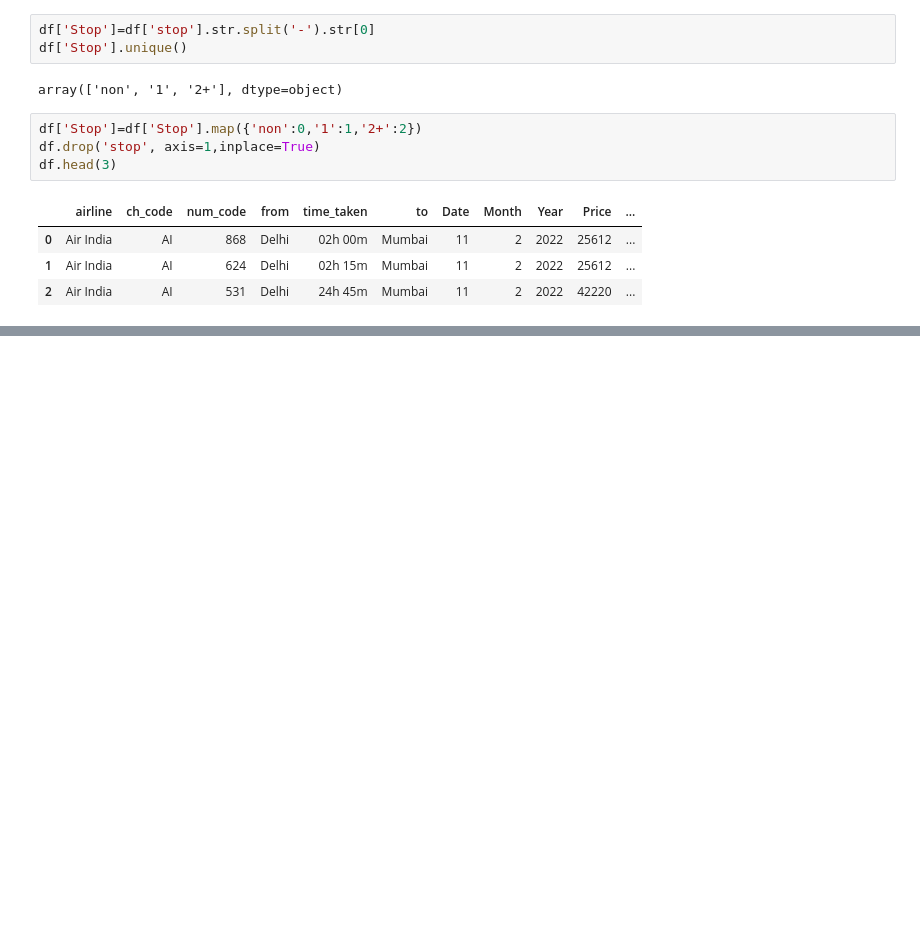
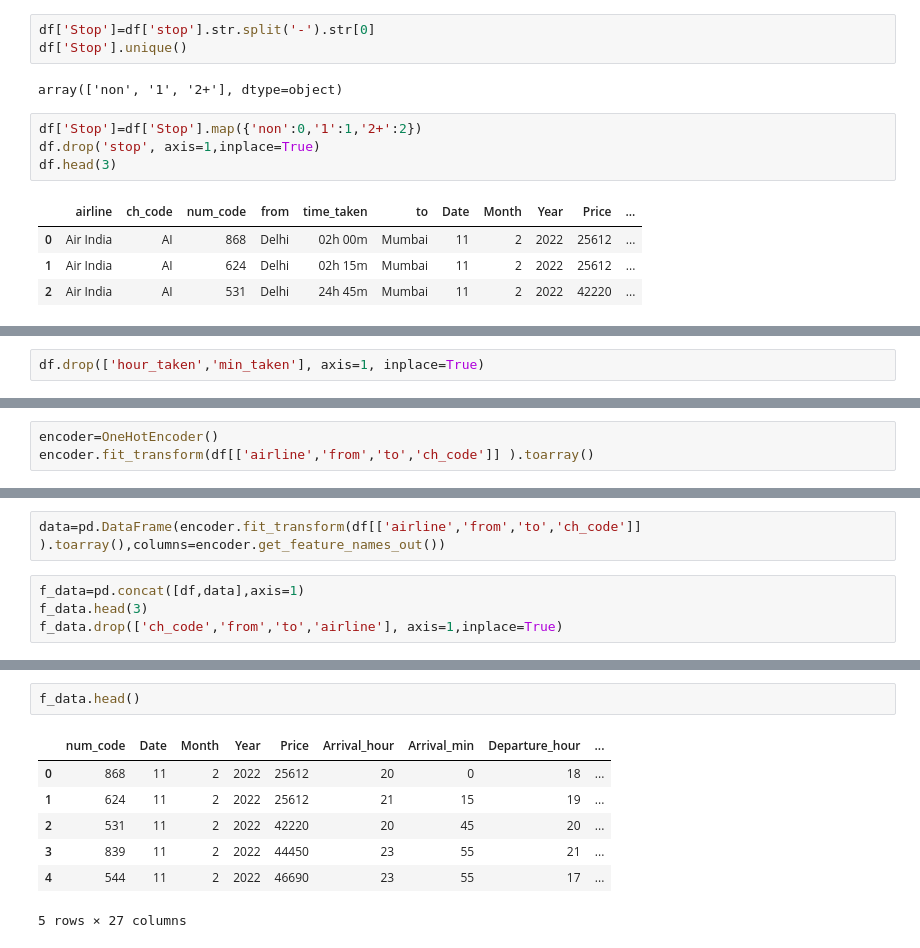
Before and after one commit to abhishek1-3/DataAnalysis, a Jupyter notebook: EDA2.ipynb, the cells around one changed output, grey strips where cells are left out. Cells and saved outputs as stored; diff of their text form; blank space fills up the shorter version.

```diff
--- a/EDA2.ipynb
+++ b/EDA2.ipynb
@@ -146,0 +142,2 @@ Name: time_taken, Length: 93487, dtype: object
+# %%
+df.drop(['hour_taken','min_taken'], axis=1, inplace=True)
@@ -146,0 +168,3 @@ Name: time_taken, Length: 93487, dtype: object
+# %%
+encoder=OneHotEncoder()
+encoder.fit_transform(df[['airline','from','to','ch_code']] ).toarray()
@@ -146,0 +179,6 @@ Name: time_taken, Length: 93487, dtype: object
+# %%
+data=pd.DataFrame(encoder.fit_transform(df[['airline','from','to','ch_code']] ).toarray(),columns=encoder.get_feature_names_out())
+# %%
+f_data=pd.concat([df,data],axis=1)
+f_data.head(3)
+f_data.drop(['ch_code','from','to','airline'], axis=1,inplace=True)
@@ -146,0 +205,10 @@ Name: time_taken, Length: 93487, dtype: object
+# %%
+f_data.head()
+# %% [output]
+|  | num_code | Date | Month | Year | Price | Arrival_hour | Arrival_min | Departure_hour | ... |
+| 0 | 868 | 11 | 2 | 2022 | 25612 | 20 | 0 | 18 | ... |
+| 1 | 624 | 11 | 2 | 2022 | 25612 | 21 | 15 | 19 | ... |
+| 2 | 531 | 11 | 2 | 2022 | 42220 | 20 | 45 | 20 | ... |
+| 3 | 839 | 11 | 2 | 2022 | 44450 | 23 | 55 | 21 | ... |
+| 4 | 544 | 11 | 2 | 2022 | 46690 | 23 | 55 | 17 | ... |
+5 rows × 27 columns
```
Also changed, not shown: parts of 11 cells of this notebook.
